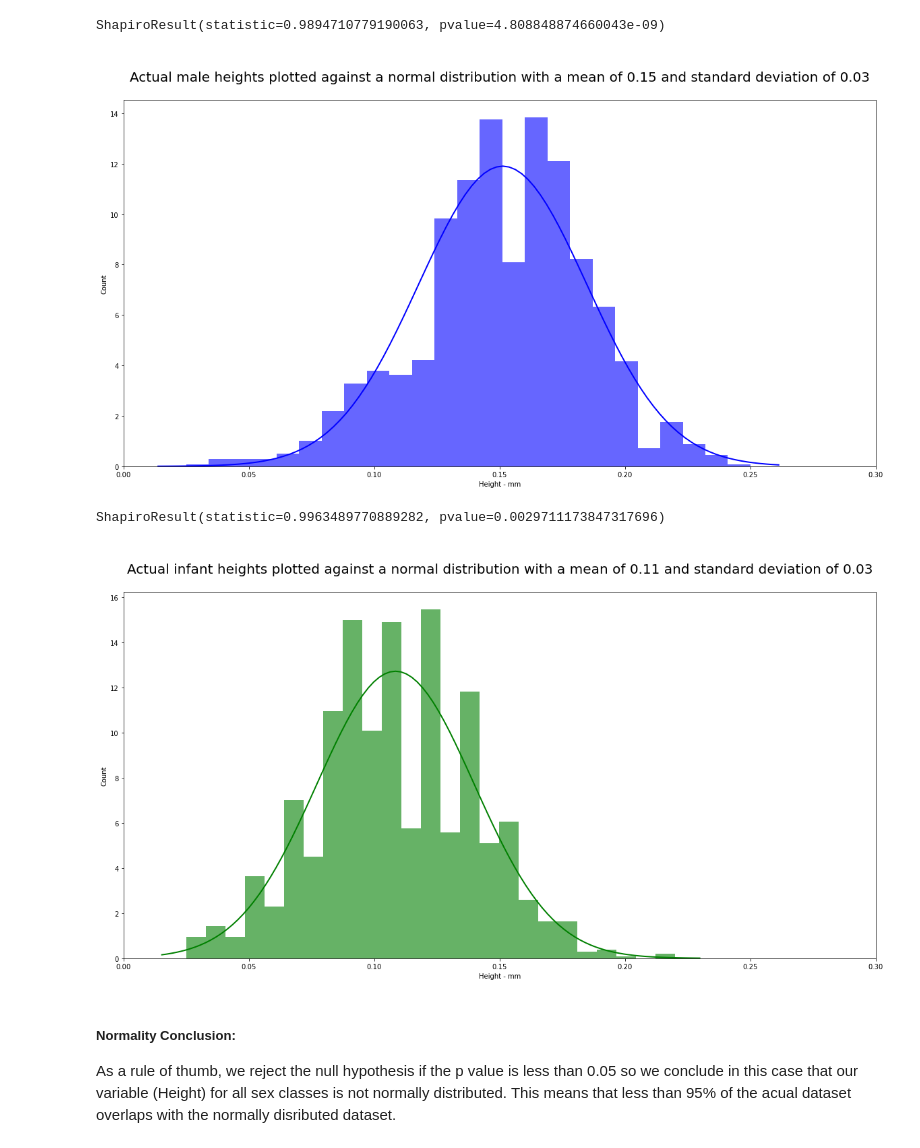
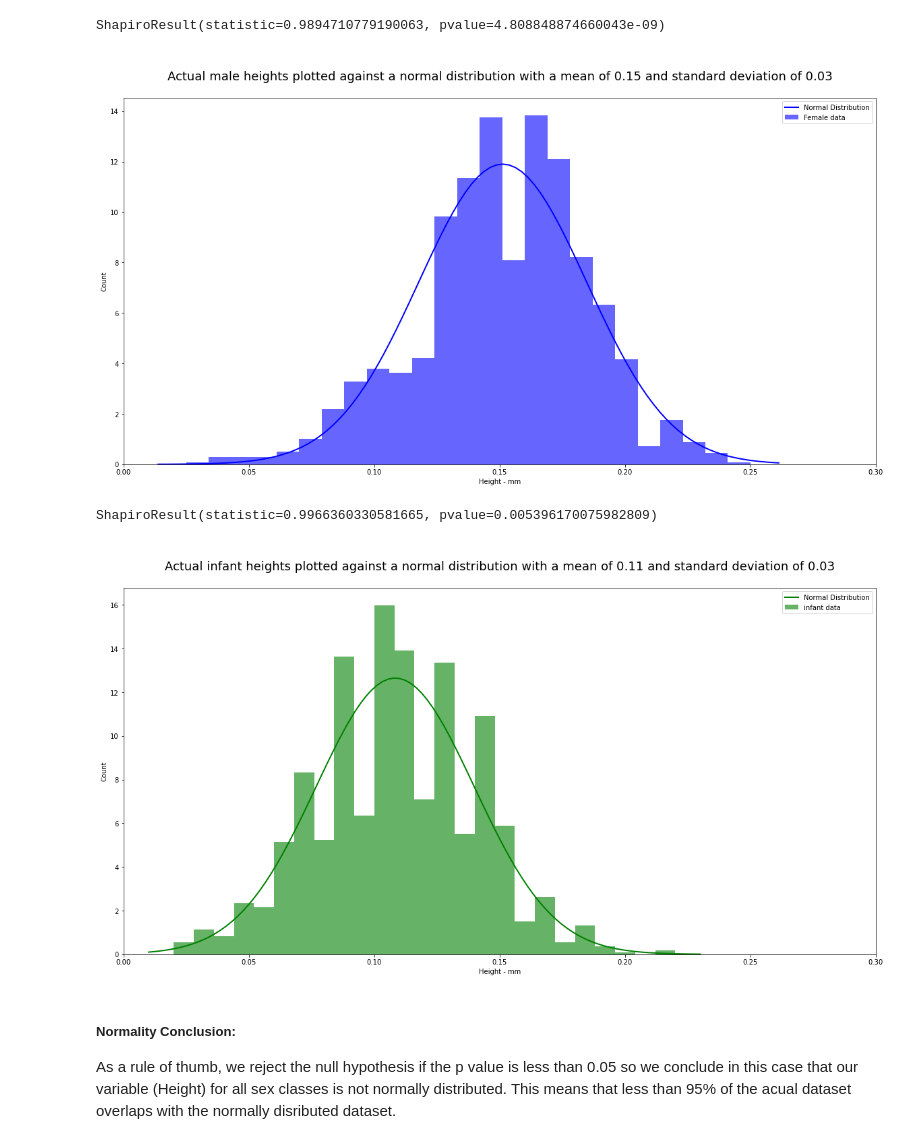
Before and after one commit to Fiona-600/Machine-Learning-and-Statistics-Project, a Jupyter notebook: scikit-stats.ipynb, the cells around one changed output. Drawn from its saved outputs; the diff is of its cells as text; code cells hidden in the pictures.

```diff
--- a/scikit-stats.ipynb
+++ b/scikit-stats.ipynb
@@ -205,6 +218,6 @@ df[df.Height < .02]
 df = df[df.Height < 0.5]
 # %%
-df = df[df.Height > 0.02]
+df = df[df.Height >= 0.02]
 # %%
 # Refresh the 'dependent variable'
 dependent = df['Height']
@@ -315,48 +332,50 @@ ShapiroResult(statistic=0.9894710779190063, pvalue=4.808848874660043e-09)
 mu, std = norm.fit(dependent[independent == 'M'])
 
 # Plot the histogram.
-plt.hist(dependent[independent == 'M'], bins=25, density=True, alpha=0.6, color='b')
+plt.hist(dependent[independent == 'M'], bins=25, density=True, alpha=0.6, color='b', label = "Female data")
 
 # Plot the probability density function (pdf)
 xmin, xmax = plt.xlim()
 x = np.linspace(xmin, xmax, 100)
 p = norm.pdf(x, mu, std)
 plt.xlim(0.0,0.3)
-plt.plot(x, p, 'k', linewidth=2, color = 'b')
+plt.plot(x, p, 'k', linewidth=2, color = 'b', label = "Normal Distribution")
 title = "\nActual male heights plotted against a normal distribution with a mean of {:.2f} and standard deviation of {:.2f}\n".format(mu, std)
-plt.title(title, fontsize=20)
+plt.title(title, fontsize=18)
 plt.xlabel("Height - mm")
 plt.ylabel("Count")
+plt.legend()
 plt.show();
 # %% [output]
-[figure, old version]
+[figure, new version]
 # %%
 # Run the Shapiro-Wilk test for infant heights
 ss.shapiro(dependent[independent == 'I'])
 # %% [output]
-ShapiroResult(statistic=0.9963489770889282, pvalue=0.0029711173847317696)
+ShapiroResult(statistic=0.9966360330581665, pvalue=0.005396170075982809)
 # %%
 # Plot the actual infant heights versus the normal distribution
 
 # Fit a normal distribution to the data using mean and standard deviation values
 mu, std = norm.fit(dependent[independent == 'I'])
 
 # Plot the histogram.
-plt.hist(dependent[independent == 'I'], bins=25, density=True, alpha=0.6, color='g')
+plt.hist(dependent[independent == 'I'], bins=25, density=True, alpha=0.6, color='g', label = "infant data")
 
 # Plot the probability density function (pdf)
 xmin, xmax = plt.xlim()
 x = np.linspace(xmin, xmax, 100)
 p = norm.pdf(x, mu, std)
 plt.xlim(0.0,0.3)
-plt.plot(x, p, 'k', linewidth=2, color = 'g')
+plt.plot(x, p, 'k', linewidth=2, color = 'g', label = "Normal Distribution")
 title = ("\nActual infant heights plotted against a normal distribution with a mean of {:.2f} and standard deviation of {:.2f}\n".format(mu, std))
-plt.title(title, fontsize=20)
+plt.title(title, fontsize=18)
 plt.xlabel("Height - mm")
 plt.ylabel("Count")
+plt.legend()
 plt.show();
 # %% [output]
-[figure, old version]
+[figure, new version]
 # %% [markdown]
 ##### Normality Conclusion:
 
```
Also changed, not shown: parts of 24 cells of this notebook, 1 other file.
